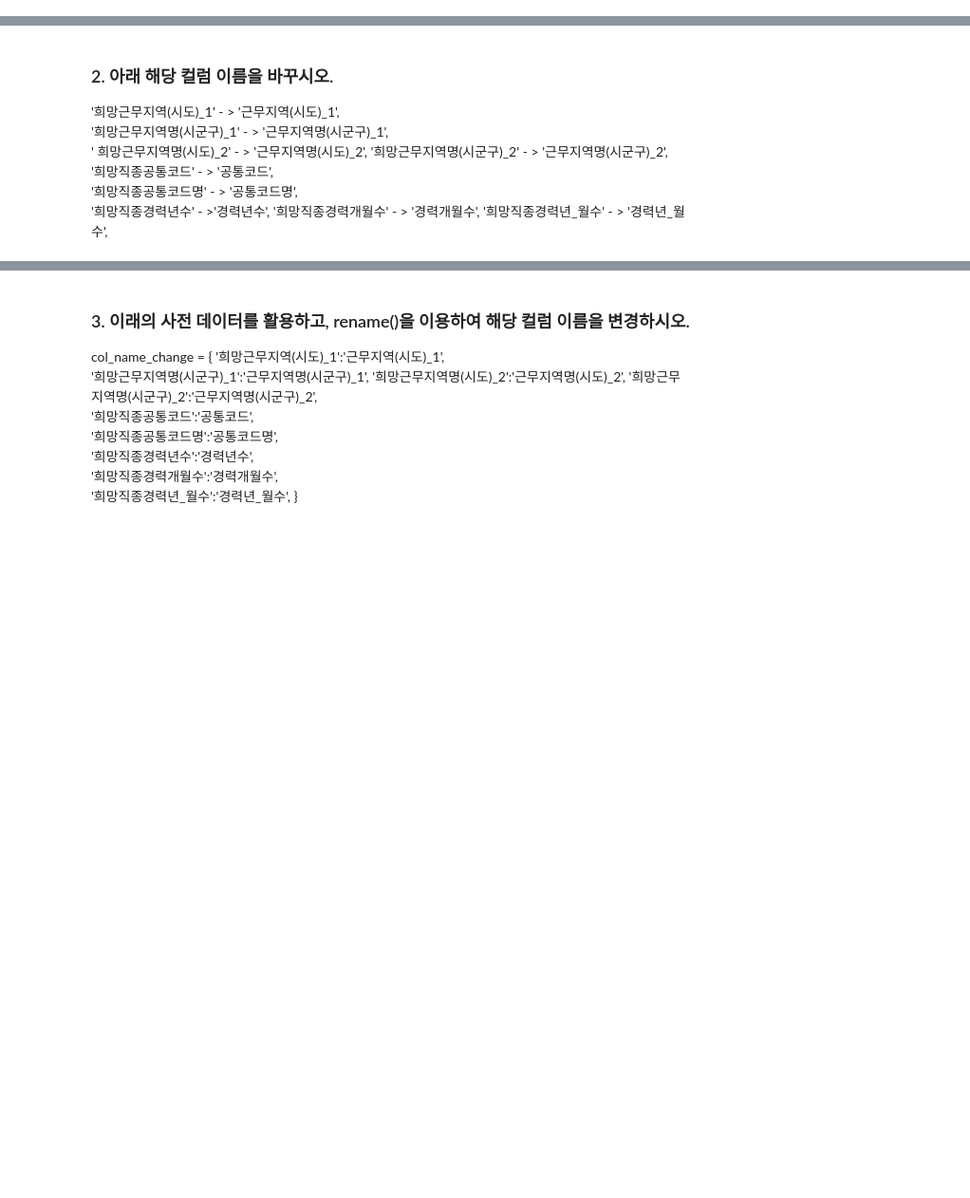
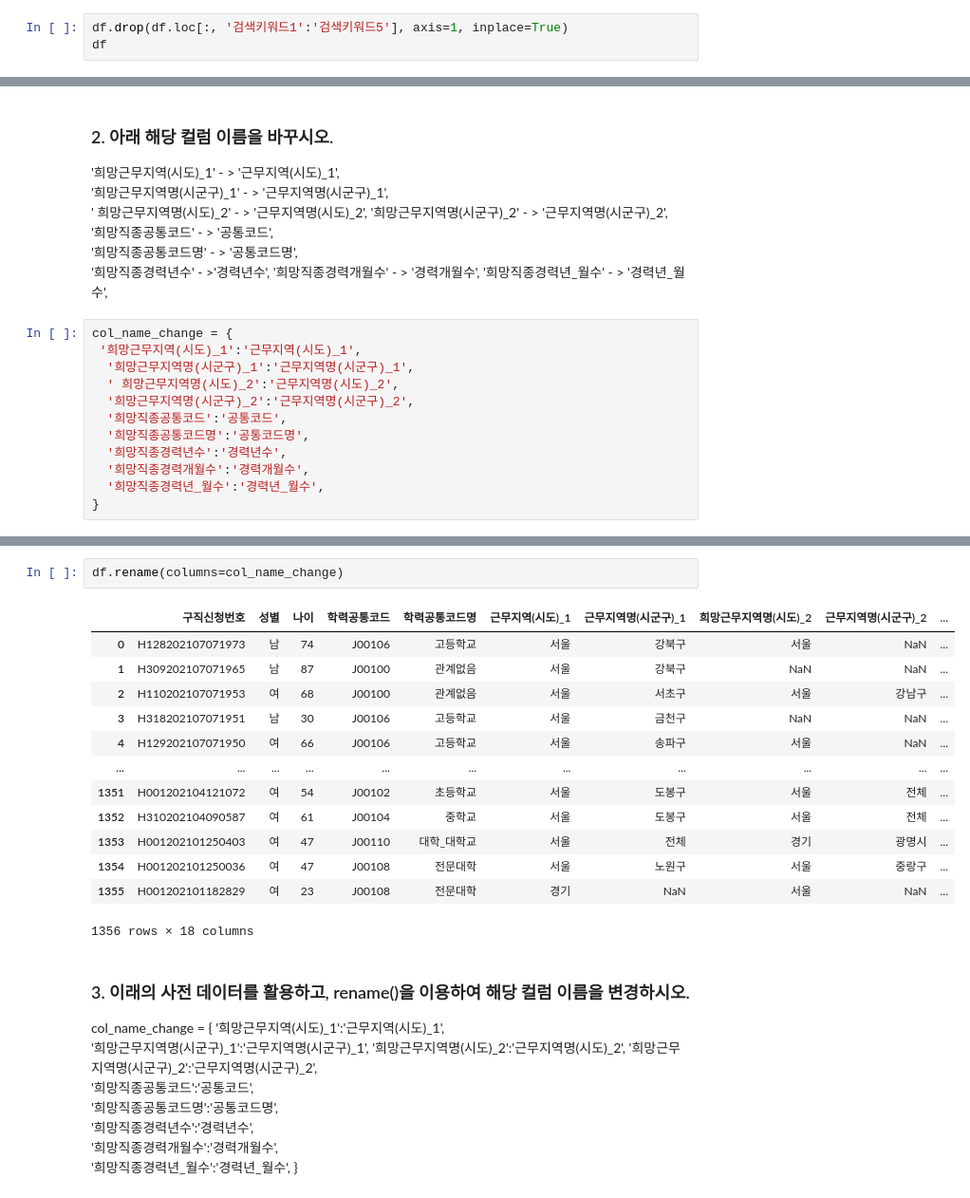
Before and after one commit to ParkSeungHuen/BigData, a Jupyter notebook: 7장/7장_실습문제(1).ipynb, the cells around one changed output, grey strips where cells are left out. Shown at 95% size. Saved outputs shown, nothing was run; the diff lists cells and outputs as text; blank space fills up the shorter version.

```diff
--- a/7장/7장_실습문제(1).ipynb
+++ b/7장/7장_실습문제(1).ipynb
@@ -39,3 +39,6 @@ dtypes: float64(2), int64(2), object(19)
 memory usage: 243.8+ KB
 # %% [markdown]
 ### 1. 검색키워드1에서 검색키워드5까지는 필요가 없어 보인다. 이 5개의 해당 컬럼을 삭제하시오.
+# %%
+df.drop(df.loc[:, '검색키워드1':'검색키워드5'], axis=1, inplace=True)
+df
@@ -50,3 +67,15 @@ memory usage: 243.8+ KB
   '희망직종경력년수' - >'경력년수',
   '희망직종경력개월수' - > '경력개월수',
   '희망직종경력년_월수' - > '경력년_월수',
+# %%
+col_name_change = {
+ '희망근무지역(시도)_1':'근무지역(시도)_1',
+  '희망근무지역명(시군구)_1':'근무지역명(시군구)_1',
+  ' 희망근무지역명(시도)_2':'근무지역명(시도)_2',
+  '희망근무지역명(시군구)_2':'근무지역명(시군구)_2',
+  '희망직종공통코드':'공통코드',
+  '희망직종공통코드명':'공통코드명',
+  '희망직종경력년수':'경력년수',
+  '희망직종경력개월수':'경력개월수',
+  '희망직종경력년_월수':'경력년_월수',
+}
@@ -53,3 +91,19 @@ memory usage: 243.8+ KB
+# %%
+df.rename(columns=col_name_change)
+# %% [output]
+|  | 구직신청번호 | 성별 | 나이 | 학력공통코드 | 학력공통코드명 | 근무지역(시도)_1 | 근무지역명(시군구)_1 | 희망근무지역명(시도)_2 | 근무지역명(시군구)_2 | ... |
+| 0 | H128202107071973 | 남 | 74 | J00106 | 고등학교 | 서울 | 강북구 | 서울 | NaN | ... |
+| 1 | H309202107071965 | 남 | 87 | J00100 | 관계없음 | 서울 | 강북구 | NaN | NaN | ... |
+| 2 | H110202107071953 | 여 | 68 | J00100 | 관계없음 | 서울 | 서초구 | 서울 | 강남구 | ... |
+| 3 | H318202107071951 | 남 | 30 | J00106 | 고등학교 | 서울 | 금천구 | NaN | NaN | ... |
+| 4 | H129202107071950 | 여 | 66 | J00106 | 고등학교 | 서울 | 송파구 | 서울 | NaN | ... |
+| ... | ... | ... | ... | ... | ... | ... | ... | ... | ... | ... |
+| 1351 | H001202104121072 | 여 | 54 | J00102 | 초등학교 | 서울 | 도봉구 | 서울 | 전체 | ... |
+| 1352 | H310202104090587 | 여 | 61 | J00104 | 중학교 | 서울 | 도봉구 | 서울 | 전체 | ... |
+| 1353 | H001202101250403 | 여 | 47 | J00110 | 대학_대학교 | 서울 | 전체 | 경기 | 광명시 | ... |
+| 1354 | H001202101250036 | 여 | 47 | J00108 | 전문대학 | 서울 | 노원구 | 서울 | 중랑구 | ... |
+| 1355 | H001202101182829 | 여 | 23 | J00108 | 전문대학 | 경기 | NaN | 서울 | NaN | ... |
+1356 rows × 18 columns
 # %% [markdown]
 ### 3. 이래의 사전 데이터를 활용하고, rename()을 이용하여 해당 컬럼 이름을 변경하시오.
 col_name_change = {
```
Also changed, not shown: parts of 6 cells of this notebook, 14 other files.
